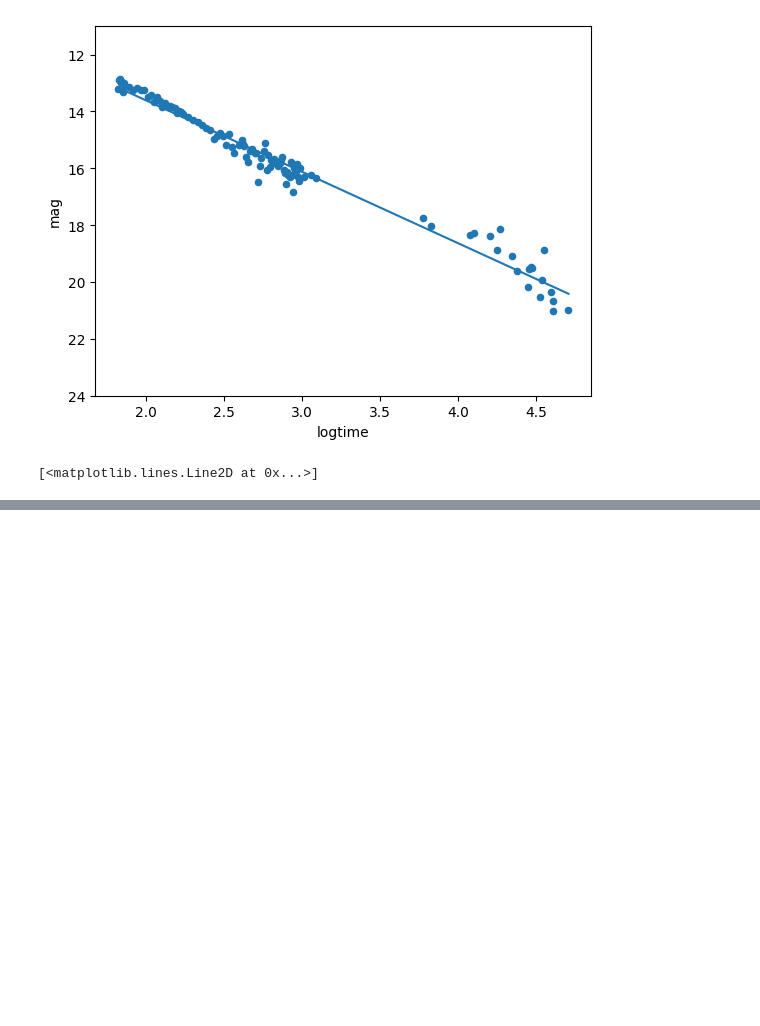
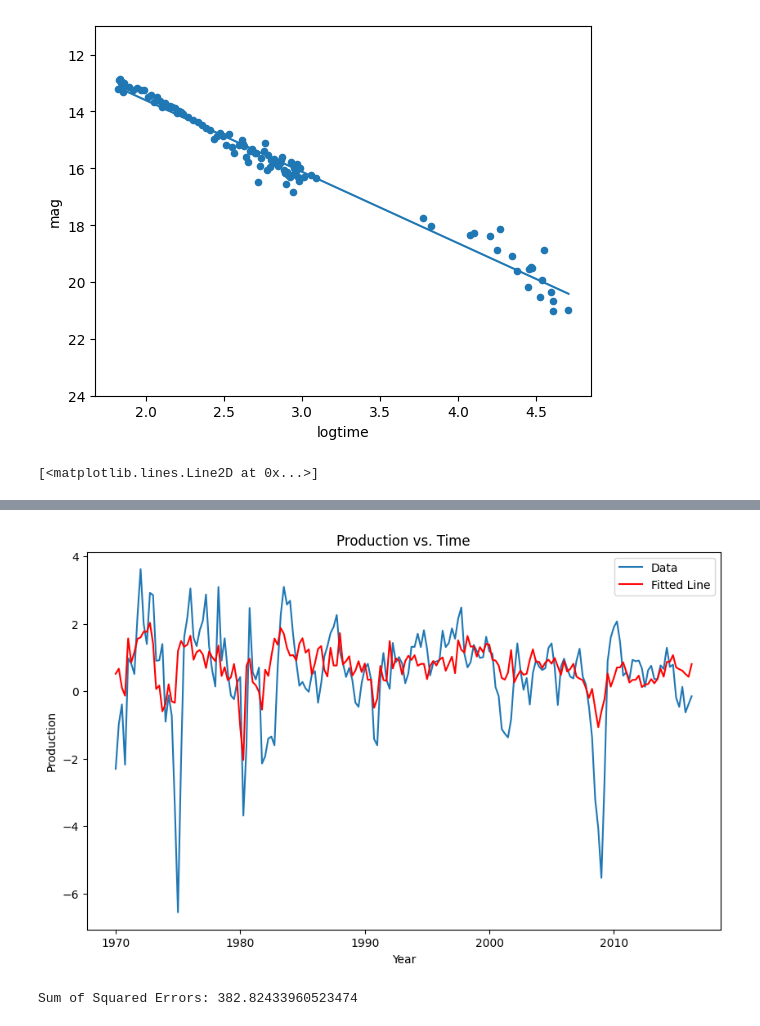
Before and after one commit to urvesh2012/MLTSA25_UBhagat, a Jupyter notebook: labs/MLTSA_WK_3.ipynb, the cells around one changed output, grey strips where cells are left out. Saved outputs shown, nothing was run; the diff lists cells and outputs as text; code cells hidden in the pictures; blank space fills up the shorter version.

```diff
--- a/labs/MLTSA_WK_3.ipynb
+++ b/labs/MLTSA_WK_3.ipynb
@@ -150,0 +238,38 @@ ax.plot(x,lr.predict(X))
+# %%
+# prompt: using the datafram consumption_df fit a line to consumption vs production with sklearn include fitting the intercept and plot the result and show the sum of the square error
+
+import matplotlib.pyplot as plt
+import numpy as np
+# Assuming consumption_df is already loaded as in the provided code
+
+# Prepare the data
+x = consumption_df['year'].values.reshape(-1, 1)  # Reshape x to be a 2D array
+y = consumption_df['production'].values # Use 'production' instead of 'consumption'
+
+# Fit the linear regression model with intercept
+model = LinearRegression(fit_intercept=True)
+model.fit(x, y)
+
+# Predict values for the fitted line
+y_pred = model.predict(x)
+
+# Plot the data and the fitted line
+plt.figure(figsize=(10, 6))
+plt.plot(x, y, label='Data') # Plot as points
+plt.plot(x, consumption_df['consumption'].values, color='red', label='Fitted Line')
+
+# Add labels and title
+plt.xlabel('Year')
+plt.ylabel('Production') # Changed label to 'Production'
+plt.title('Production vs. Time')
+plt.legend()
+
+# Display the plot
+plt.show()
+
+# Calculate the sum of squared errors
+sse = np.sum((y - y_pred) ** 2)
+print(f"Sum of Squared Errors: {sse}")
+# %% [output]
+[figure, added]
+Sum of Squared Errors: 382.82433960523474
```
Also changed, not shown: parts of 6 cells of this notebook.
